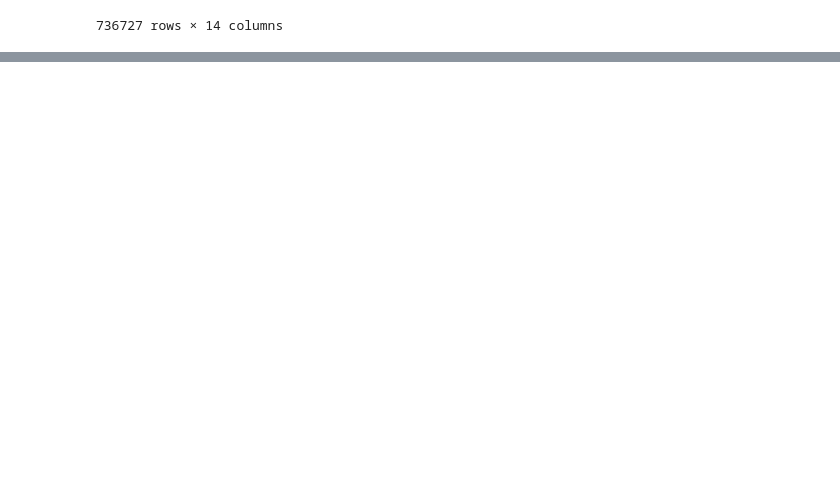
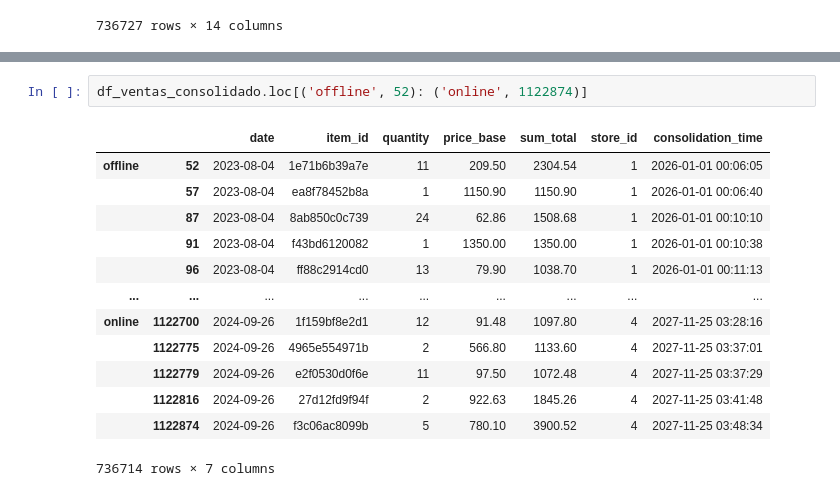
Before and after one commit to angel-myr/prep-python, a Jupyter notebook: pandas_two.ipynb, the cells around one changed output, grey strips where cells are left out. Saved outputs shown, nothing was run; the diff lists cells and outputs as text; blank space fills up the shorter version.

```diff
--- a/pandas_two.ipynb
+++ b/pandas_two.ipynb
@@ -474,0 +534,16 @@ with pd.ExcelWriter('retail_sales.xlsx') as writer:
+# %%
+df_ventas_consolidado.loc[('offline', 52): ('online', 1122874)]
+# %% [output]
+|  |  | date | item_id | quantity | price_base | sum_total | store_id | consolidation_time |
+| offline | 52 | 2023-08-04 | 1e71b6b39a7e | 11 | 209.50 | 2304.54 | 1 | 2026-01-01 00:06:05 |
+|  | 57 | 2023-08-04 | ea8f78452b8a | 1 | 1150.90 | 1150.90 | 1 | 2026-01-01 00:06:40 |
+|  | 87 | 2023-08-04 | 8ab850c0c739 | 24 | 62.86 | 1508.68 | 1 | 2026-01-01 00:10:10 |
+|  | 91 | 2023-08-04 | f43bd6120082 | 1 | 1350.00 | 1350.00 | 1 | 2026-01-01 00:10:38 |
+|  | 96 | 2023-08-04 | ff88c2914cd0 | 13 | 79.90 | 1038.70 | 1 | 2026-01-01 00:11:13 |
+| ... | ... | ... | ... | ... | ... | ... | ... | ... |
+| online | 1122700 | 2024-09-26 | 1f159bf8e2d1 | 12 | 91.48 | 1097.80 | 4 | 2027-11-25 03:28:16 |
+|  | 1122775 | 2024-09-26 | 4965e554971b | 2 | 566.80 | 1133.60 | 4 | 2027-11-25 03:37:01 |
+|  | 1122779 | 2024-09-26 | e2f0530d0f6e | 11 | 97.50 | 1072.48 | 4 | 2027-11-25 03:37:29 |
+|  | 1122816 | 2024-09-26 | 27d12fd9f94f | 2 | 922.63 | 1845.26 | 4 | 2027-11-25 03:41:48 |
+|  | 1122874 | 2024-09-26 | f3c06ac8099b | 5 | 780.10 | 3900.52 | 4 | 2027-11-25 03:48:34 |
+736714 rows × 7 columns
```
Also changed, not shown: parts of 20 cells of this notebook.
